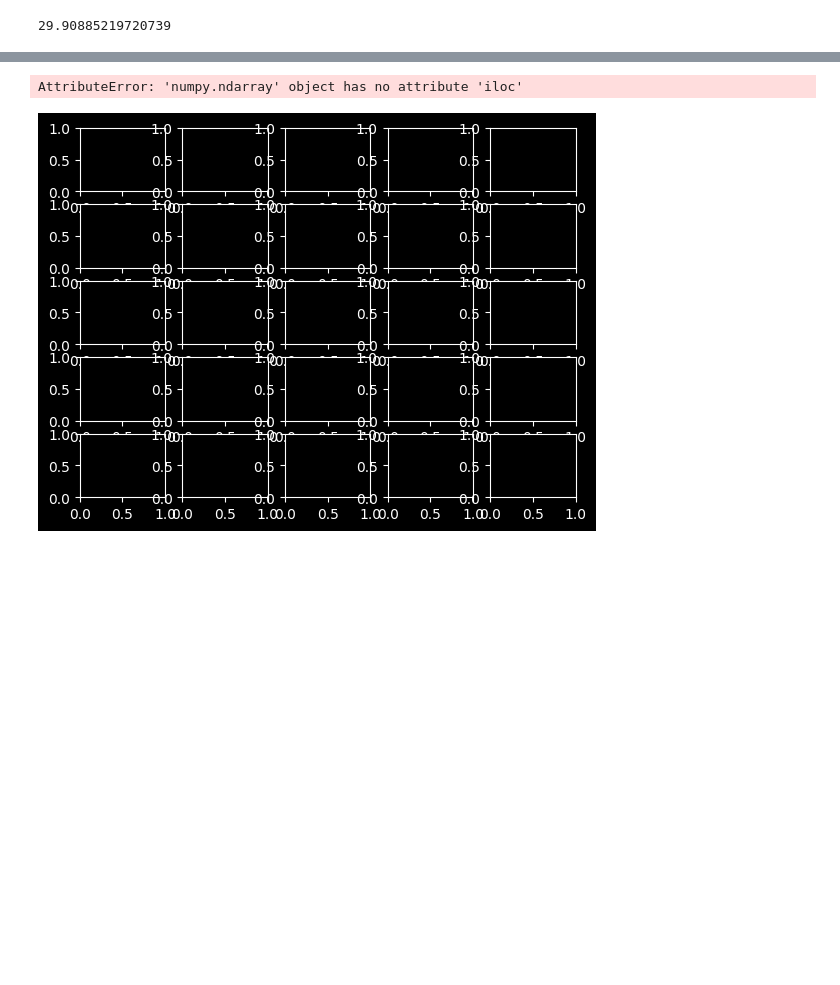
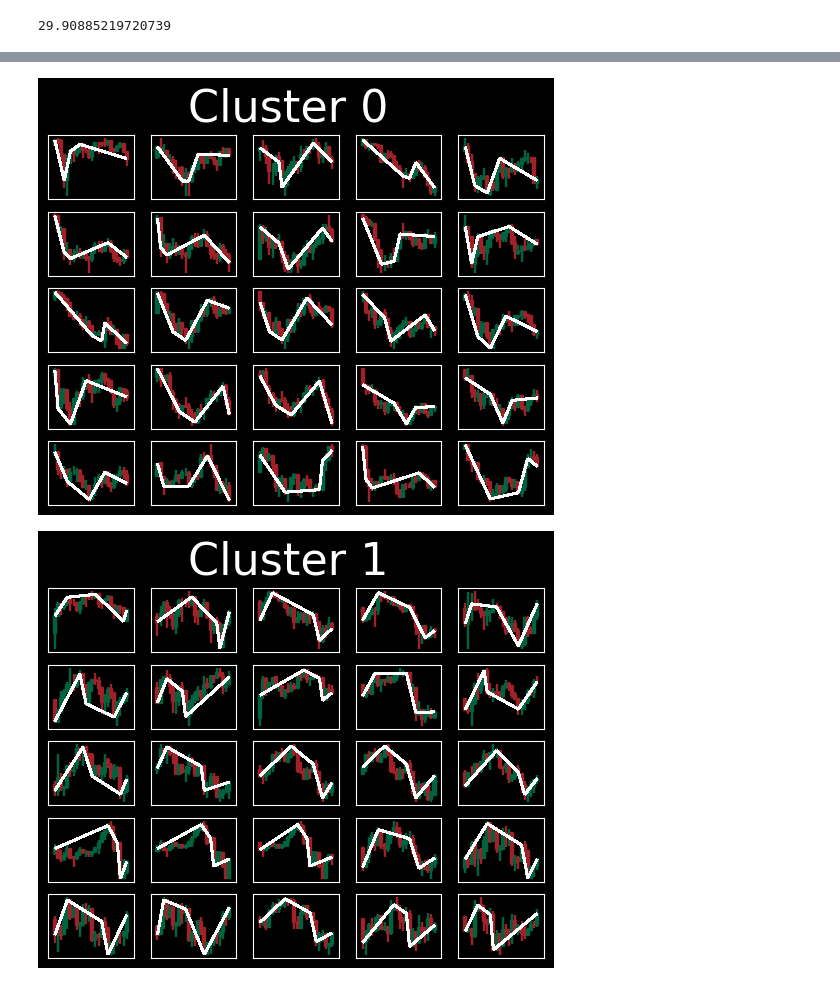
Before and after one commit to Twapa/vefinance, a Jupyter notebook: ntrader/TechnicalAnalysisAutomation-main/pattern.ipynb, the cells around one changed output, grey strips where cells are left out. Drawn from its saved outputs; the diff is of its cells as text; code cells hidden in the pictures; blank space fills up the shorter version.

Commit message:
visualize

```diff
--- a/ntrader/TechnicalAnalysisAutomation-main/pattern.ipynb
+++ b/ntrader/TechnicalAnalysisAutomation-main/pattern.ipynb
@@ -249,11 +249,17 @@ train(arr, n_reps=-1, n_processes=1)
 # %% [output]
 29.90885219720739
 # %%
-def convert_to_pandas(candle_data):
+def convert_to_pandas():
     # Convert the NumPy array to a Pandas DataFrame
-    df = pd.DataFrame(candle_data)
+    data = pd.read_csv('BTCUSDT3600.csv')
+    data['date'] = data['date'].astype('datetime64[s]')
+    data = data.set_index('date')
+    data = np.log(data)
+    data = data[data.index < '01-01-2020']
+
+    df = pd.DataFrame(data)
     return df
-df = convert_to_pandas(data)
+df = convert_to_pandas()
 # %%
 df.head
 # %% [output]
@@ -274,9 +281,9 @@ df.head
 # %%
-def plot_cluster(candle_data, cluster_i, grid_size=5):
+
+def plot_cluster_examples(candle_data, cluster_i, grid_size=5):
     plt.style.use('dark_background')
     fig, axs = plt.subplots(grid_size, grid_size)
     flat_axs = axs.flatten()
-
     for i in range(len(flat_axs)):
         if i >= len(pip_clusters[cluster_i]):
             break
@@ -288,7 +295,6 @@ def plot_cluster(candle_data, cluster_i, grid_size=5):
 
         pip_lines = []
         colors = []
-
         for line_i in range(n_pips - 1):
             l0 = [(idx[plot_pip_x[line_i]], plot_pip_y[line_i]),
                   (idx[plot_pip_x[line_i + 1]], plot_pip_y[line_i + 1])]
@@ -305,8 +311,9 @@ def plot_cluster(candle_data, cluster_i, grid_size=5):
 
     fig.suptitle(f"Cluster {cluster_i}", fontsize=32)
     plt.show()
-# %%
-plot_cluster(data, cluster_i=0, grid_size=5)
-# %% [output]
-AttributeError: 'numpy.ndarray' object has no attribute 'iloc'
-[figure, removed]
+# %%
+for i in range(0,9):
+    plot_cluster_examples(convert_to_pandas(), cluster_i=i, grid_size=5)
+# %% [output]
+[figure, added]
+[figure, added]
```
Also changed, not shown: parts of 2 cells of this notebook.
